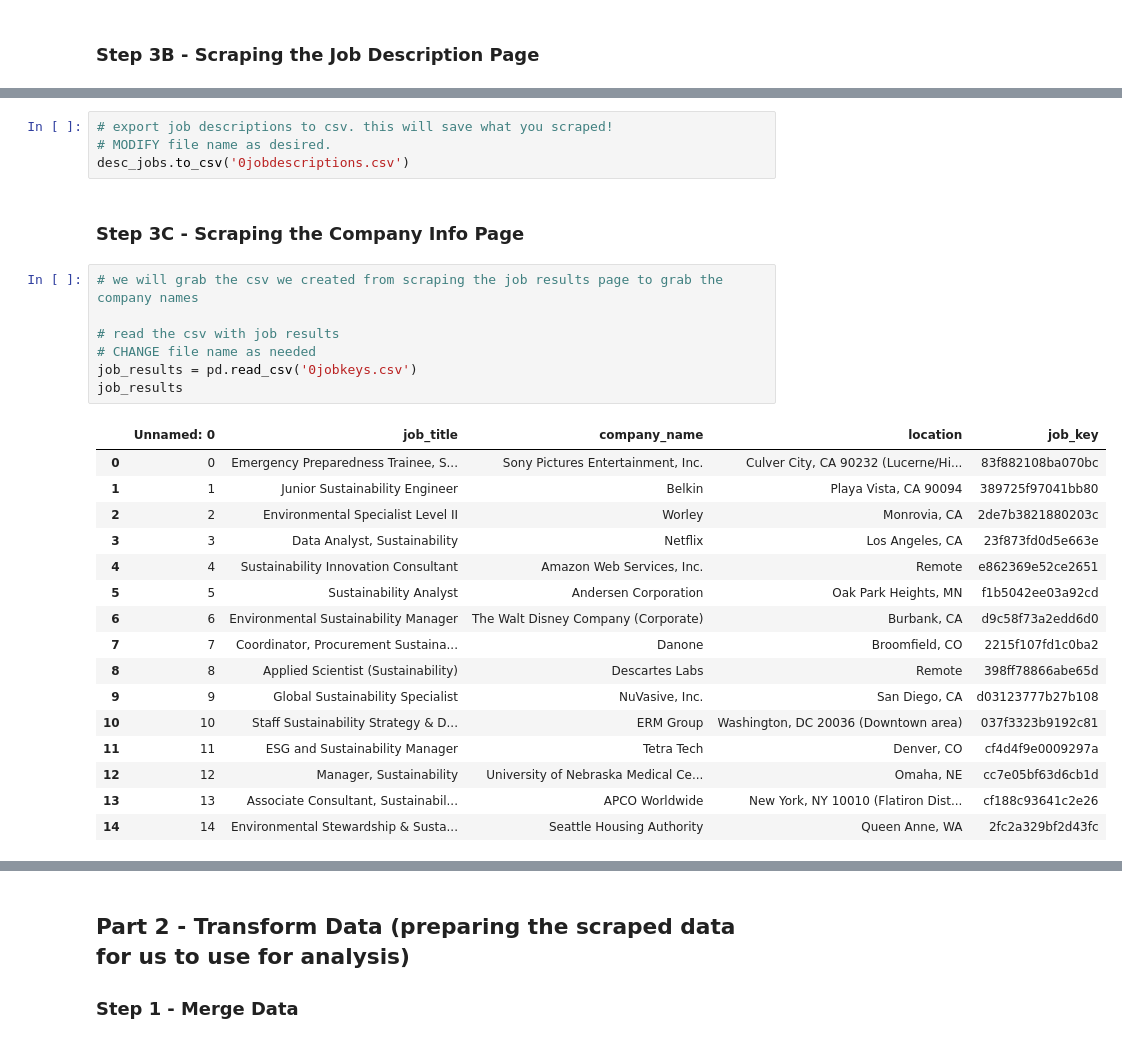
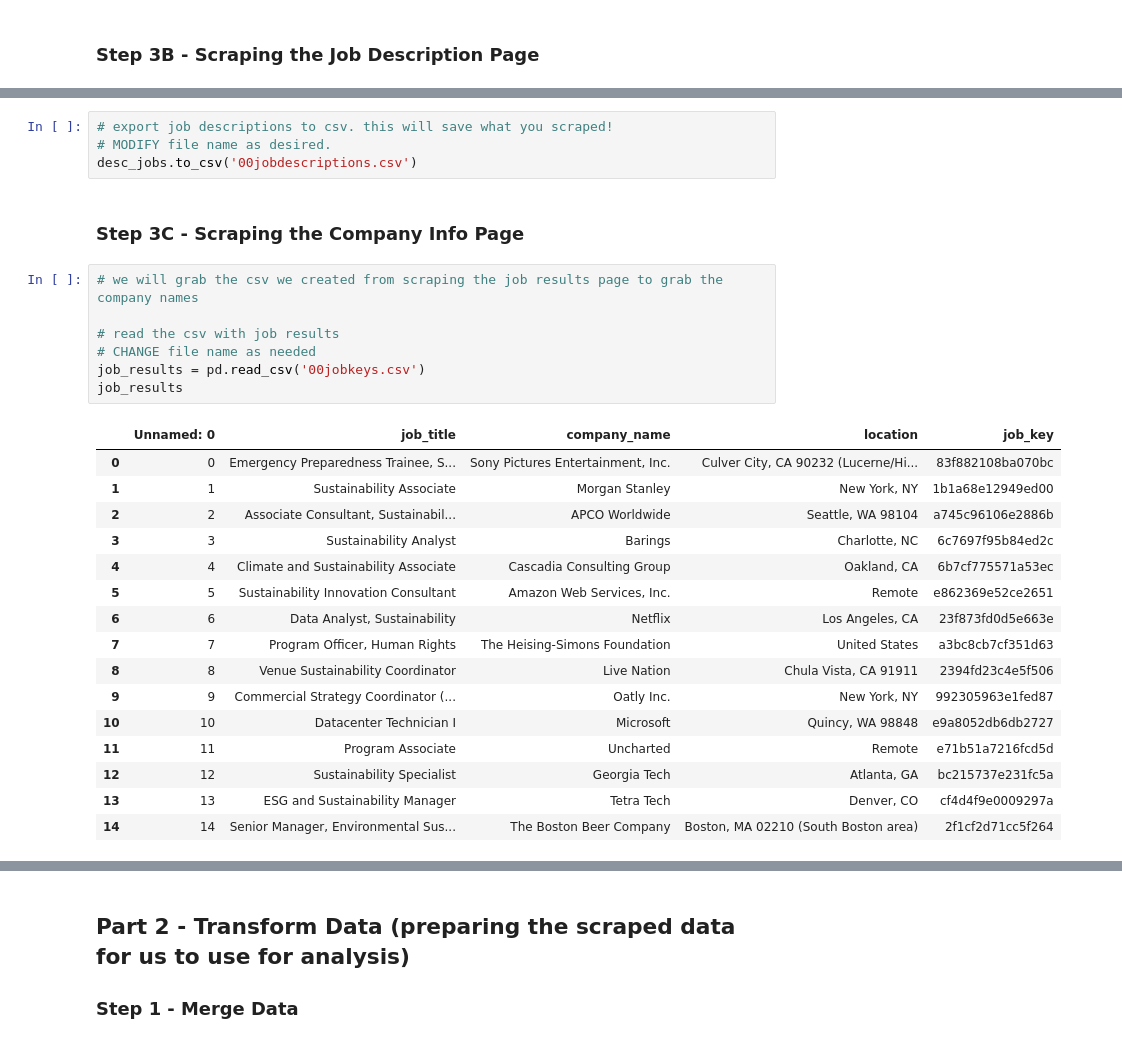
Before and after one commit to darinson/ct-final-project, a Jupyter notebook: ETL_DATA.ipynb, the cells around one changed output, grey strips where cells are left out. Cells and saved outputs as stored; diff of their text form.

```diff
--- a/ETL_DATA.ipynb
+++ b/ETL_DATA.ipynb
@@ -252,33 +251,33 @@ desc_jobs[:3]
 # %%
 # export job descriptions to csv. this will save what you scraped!
 # MODIFY file name as desired.
-desc_jobs.to_csv('0jobdescriptions.csv')
+desc_jobs.to_csv('00jobdescriptions.csv')
 # %% [markdown]
 ### Step 3C - Scraping the Company Info Page
 # %%
 # we will grab the csv we created from scraping the job results page to grab the company names
 
 # read the csv with job results
 # CHANGE file name as needed
-job_results = pd.read_csv('0jobkeys.csv')
+job_results = pd.read_csv('00jobkeys.csv')
 job_results
 # %% [output]
 |  | Unnamed: 0 | job_title | company_name | location | job_key |
 | 0 | 0 | Emergency Preparedness Trainee, S... | Sony Pictures Entertainment, Inc. | Culver City, CA 90232 (Lucerne/Hi... | 83f882108ba070bc |
-| 1 | 1 | Junior Sustainability Engineer | Belkin | Playa Vista, CA 90094 | 389725f97041bb80 |
-| 2 | 2 | Environmental Specialist Level II | Worley | Monrovia, CA | 2de7b3821880203c |
-| 3 | 3 | Data Analyst, Sustainability | Netflix | Los Angeles, CA | 23f873fd0d5e663e |
-| 4 | 4 | Sustainability Innovation Consultant | Amazon Web Services, Inc. | Remote | e862369e52ce2651 |
-| 5 | 5 | Sustainability Analyst | Andersen Corporation | Oak Park Heights, MN | f1b5042ee03a92cd |
-| 6 | 6 | Environmental Sustainability Manager | The Walt Disney Company (Corporate) | Burbank, CA | d9c58f73a2edd6d0 |
-| 7 | 7 | Coordinator, Procurement Sustaina... | Danone | Broomfield, CO | 2215f107fd1c0ba2 |
-| 8 | 8 | Applied Scientist (Sustainability) | Descartes Labs | Remote | 398ff78866abe65d |
-| 9 | 9 | Global Sustainability Specialist | NuVasive, Inc. | San Diego, CA | d03123777b27b108 |
-| 10 | 10 | Staff Sustainability Strategy & D... | ERM Group | Washington, DC 20036 (Downtown area) | 037f3323b9192c81 |
-| 11 | 11 | ESG and Sustainability Manager | Tetra Tech | Denver, CO | cf4d4f9e0009297a |
-| 12 | 12 | Manager, Sustainability | University of Nebraska Medical Ce... | Omaha, NE | cc7e05bf63d6cb1d |
-| 13 | 13 | Associate Consultant, Sustainabil... | APCO Worldwide | New York, NY 10010 (Flatiron Dist... | cf188c93641c2e26 |
-| 14 | 14 | Environmental Stewardship & Susta... | Seattle Housing Authority | Queen Anne, WA | 2fc2a329bf2d43fc |
+| 1 | 1 | Sustainability Associate | Morgan Stanley | New York, NY | 1b1a68e12949ed00 |
+| 2 | 2 | Associate Consultant, Sustainabil... | APCO Worldwide | Seattle, WA 98104 | a745c96106e2886b |
+| 3 | 3 | Sustainability Analyst | Barings | Charlotte, NC | 6c7697f95b84ed2c |
+| 4 | 4 | Climate and Sustainability Associate | Cascadia Consulting Group | Oakland, CA | 6b7cf775571a53ec |
+| 5 | 5 | Sustainability Innovation Consultant | Amazon Web Services, Inc. | Remote | e862369e52ce2651 |
+| 6 | 6 | Data Analyst, Sustainability | Netflix | Los Angeles, CA | 23f873fd0d5e663e |
+| 7 | 7 | Program Officer, Human Rights | The Heising-Simons Foundation | United States | a3bc8cb7cf351d63 |
+| 8 | 8 | Venue Sustainability Coordinator | Live Nation | Chula Vista, CA 91911 | 2394fd23c4e5f506 |
+| 9 | 9 | Commercial Strategy Coordinator (... | Oatly Inc. | New York, NY | 992305963e1fed87 |
+| 10 | 10 | Datacenter Technician I | Microsoft | Quincy, WA 98848 | e9a8052db6db2727 |
+| 11 | 11 | Program Associate | Uncharted | Remote | e71b51a7216fcd5d |
+| 12 | 12 | Sustainability Specialist | Georgia Tech | Atlanta, GA | bc215737e231fc5a |
+| 13 | 13 | ESG and Sustainability Manager | Tetra Tech | Denver, CO | cf4d4f9e0009297a |
+| 14 | 14 | Senior Manager, Environmental Sus... | The Boston Beer Company | Boston, MA 02210 (South Boston area) | 2f1cf2d71cc5f264 |
 # %%
 # this scraper will scrape company info for each unique company
 
```
Also changed, not shown: parts of 19 cells of this notebook.
